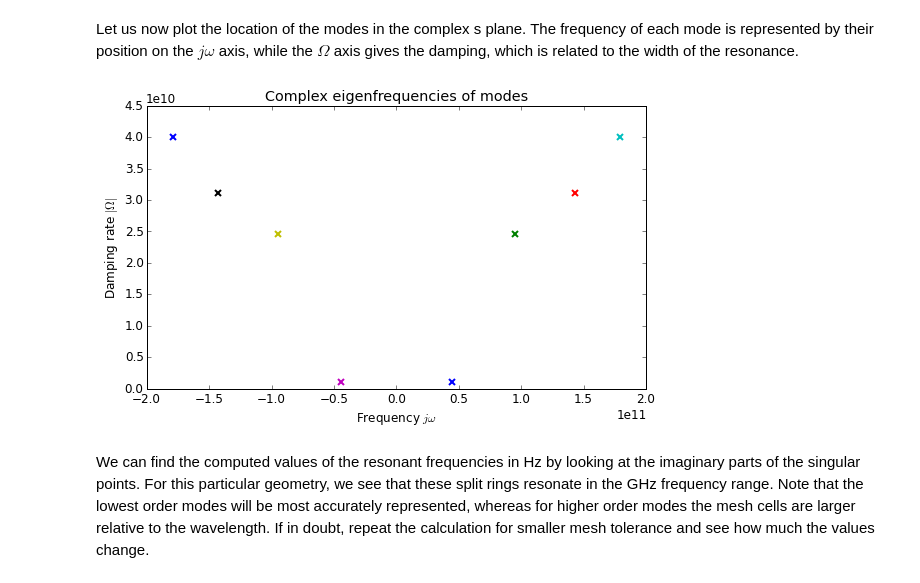
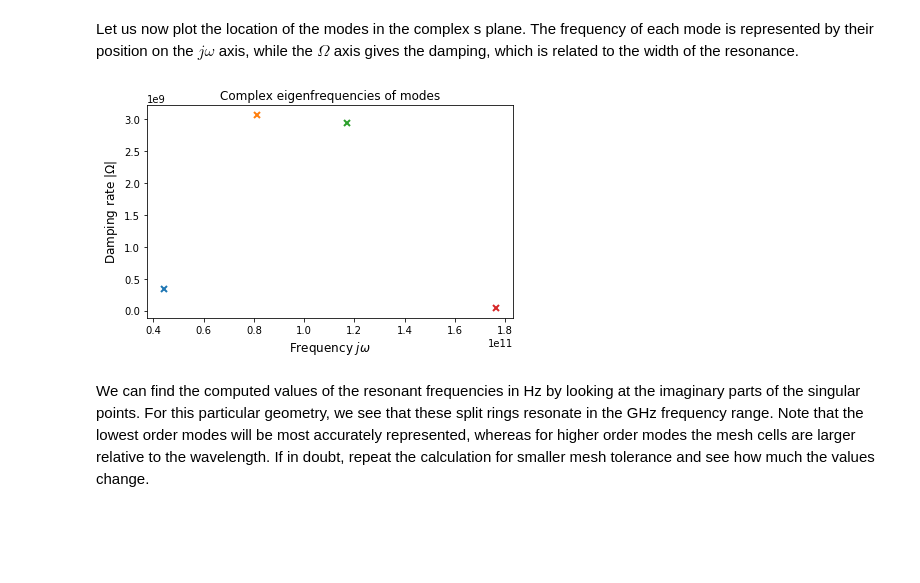
Before and after one commit to DavidPowell/openmodes-examples, a Jupyter notebook: Visualising Modes.ipynb, the cells around one changed output. Drawn from its saved outputs; the diff is of its cells as text; code cells hidden in the pictures; blank space fills up the shorter version.

Commit message:
Updated examples for OpenModes 1.3.0

```diff
--- a/Visualising Modes.ipynb
+++ b/Visualising Modes.ipynb
@@ -43,14 +44,14 @@ modes = refined.add_conjugates()
 Let us now plot the location of the modes in the complex s plane. The frequency of each mode is represented by their position on the $j\omega$ axis, while the $\Omega$ axis gives the damping, which is related to the width of the resonance.
 # %%
 plt.figure()
-plt.plot(modes.s.imag, np.abs(modes.s.real), 'x')
+plt.plot(estimates.s.imag, np.abs(estimates.s.real), 'x')
 plt.xlabel('Frequency $j\omega$')
 plt.ylabel('Damping rate $|\Omega|$')
 plt.title('Complex eigenfrequencies of modes')
 plt.tight_layout()
 plt.show()
 # %% [output]
-[figure, old version]
+[figure, new version]
 # %% [markdown]
 We can find the computed values of the resonant frequencies in Hz by looking at the imaginary parts of the singular points. For this particular geometry, we see that these split rings resonate in the GHz frequency range. Note that the lowest order modes will be most accurately represented, whereas for higher order modes the mesh cells are larger relative to the wavelength. If in doubt, repeat the calculation for smaller mesh tolerance and see how much the values change.
 # %%
```
Also changed, not shown: parts of 2 cells of this notebook, 7 other files.
